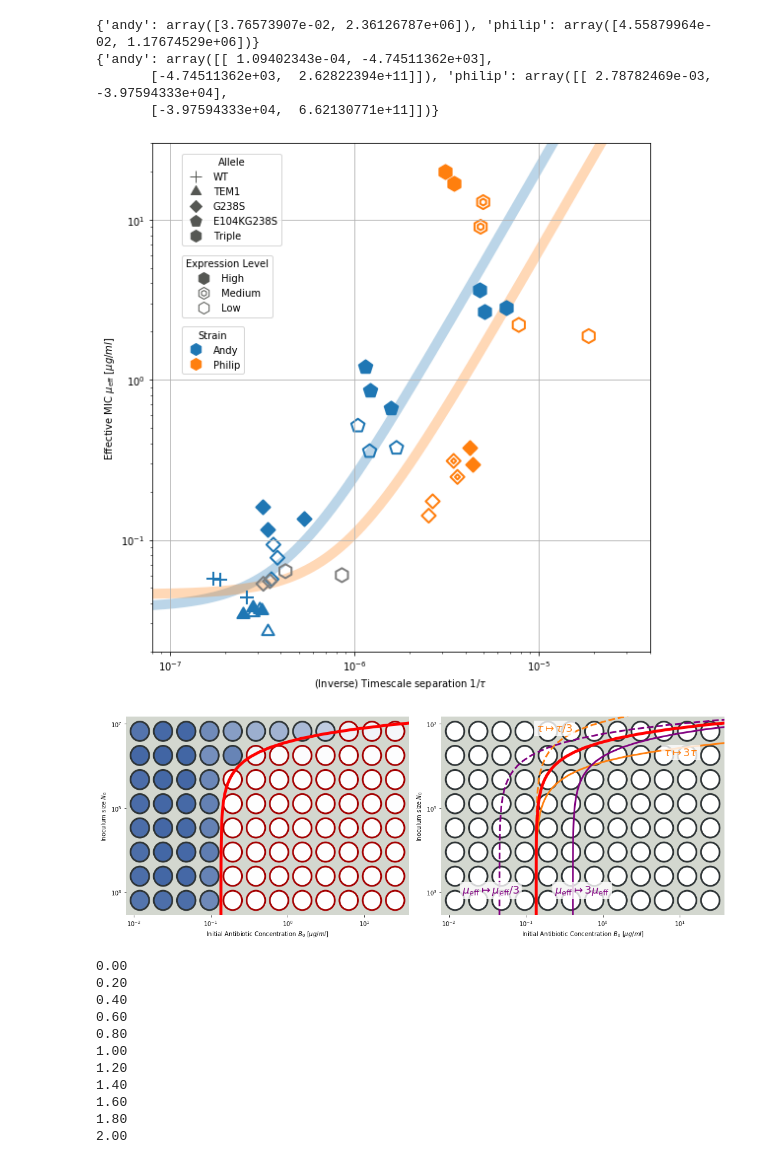
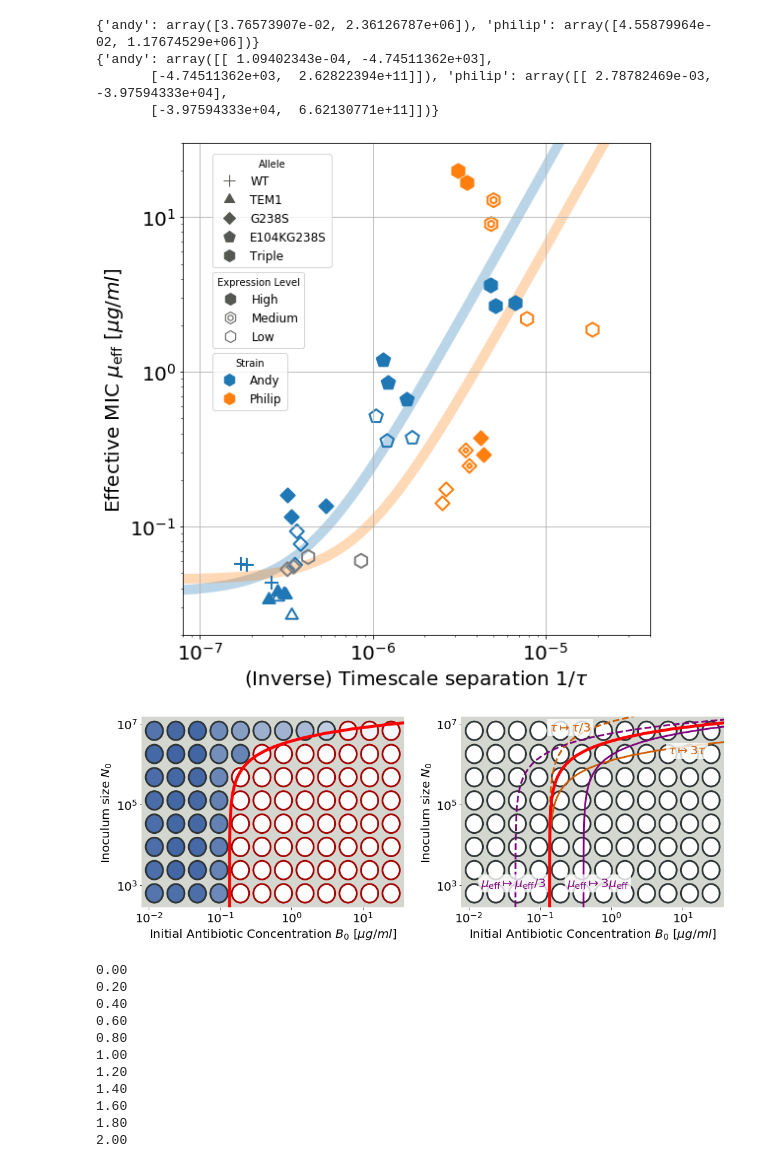
Before and after one commit to Michael000777/antibiotics, a Jupyter notebook: plots/plots for manuscript.ipynb, the cells around one changed output. Cells and saved outputs as stored; diff of their text form; code cells hidden in the pictures.

Commit message:
update font size for plots

```diff
--- a/plots/plots for manuscript.ipynb
+++ b/plots/plots for manuscript.ipynb
@@ -142,9 +142,9 @@ ax.set_yscale('log')
 ax.set_xscale('log')
 ax.set_xlim([8e-8,4e-5])
 ax.set_ylim([2e-2,3e1])
-ax.set_xlabel(r'(Inverse) Timescale separation $1/\tau$')
-ax.set_ylabel(r'Effective MIC $\mu_\mathrm{{eff}}$ $[\mu g/ml]$')
-
+ax.set_xlabel(r'(Inverse) Timescale separation $1/\tau$', fontsize = 20)
+ax.set_ylabel(r'Effective MIC $\mu_\mathrm{{eff}}$ $[\mu g/ml]$', fontsize = 20)
+ax.tick_params(labelsize=20)
 
 xx = np.exp(np.linspace(np.log(ax.get_xlim()[0]), np.log(ax.get_xlim()[1]), num = 200))
 ax.plot(xx,np.exp(logmueff(1/xx,fitvalues['andy'][0],   fitvalues['andy'][1])),   c = colors1['andy'],   lw = 10, alpha = .3, zorder = -2)
@@ -154,7 +154,7 @@ legendcolor = '#555753'
 
 allele_legend_markers = [matplotlib.lines.Line2D([0],[0], marker = polygon(corners = marker), color = legendcolor, markersize = 12, linestyle='None') for label,marker in alleles.items()]
 allele_legend_labels  = [label for label,marker in alleles.items()]
-allele_legend = plt.legend(allele_legend_markers, allele_legend_labels, title = 'Allele',bbox_to_anchor=(0.05,0.99), loc = 'upper left')
+allele_legend = plt.legend(allele_legend_markers, allele_legend_labels, title = 'Allele',bbox_to_anchor=(0.05,0.99), loc = 'upper left', fontsize = 12)
 ax.add_artist(allele_legend)
 
 exprlvl_legend_markers = [  matplotlib.lines.Line2D([0],[0], marker = polygon(6,False), markerfacecolor = legendcolor, markeredgecolor = legendcolor, linestyle = 'None', markersize = 12),
@@ -162,19 +162,19 @@ exprlvl_legend_markers = [  matplotlib.lines.Line2D([0],[0], marker = polygon(6,
                             matplotlib.lines.Line2D([0],[0], marker = polygon(6,False), markerfacecolor = 'None',      markeredgecolor = legendcolor, linestyle = 'None', markersize = 12)]
 exprlvl_legend_labels  = ['High', 'Medium', 'Low']
 
-exprlvl_legend = plt.legend(exprlvl_legend_markers, exprlvl_legend_labels, title = 'Expression Level', bbox_to_anchor = (.05,0.79), loc = 'upper left')
+exprlvl_legend = plt.legend(exprlvl_legend_markers, exprlvl_legend_labels, title = 'Expression Level', bbox_to_anchor = (.05,0.75), loc = 'upper left', fontsize = 12)
 ax.add_artist(exprlvl_legend)
 
 strain_legend_markers = [   matplotlib.lines.Line2D([0],[0], marker = polygon(6,False), markerfacecolor = colors1['andy'],   markeredgecolor = colors1['andy'],   linestyle = 'None', markersize = 12),
                             matplotlib.lines.Line2D([0],[0], marker = polygon(6,False), markerfacecolor = colors1['philip'], markeredgecolor = colors1['philip'], linestyle = 'None', markersize = 12)]
 strain_legend_labels  = ['Andy', 'Philip']
-ax.legend(strain_legend_markers, strain_legend_labels, title = 'Strain', bbox_to_anchor = (.05, 0.65), loc = 'upper left')
+ax.legend(strain_legend_markers, strain_legend_labels, title = 'Strain', bbox_to_anchor = (.05, 0.585), loc = 'upper left', fontsize = 12)
 
 ax.grid()
 fig.tight_layout()
 fig.savefig('tau_smic.pdf')
 # %% [output]
-[figure, old version]
+[figure, new version]
 # %%
 def grid2design(gridcoordinates, plate_size, griddesign = (12.,8.)):
     if isinstance(gridcoordinates[0],(list,tuple,np.ndarray)):
@@ -206,9 +206,9 @@ def adjust_ax(ax, plate_size, fc = '#d3d7cf'):
     ytickpos = design2grid(np.array([np.ones_like(yticks),yticks]).T, plate_size = plate_size)[:,1]
 
     ax.set_xticks(xtickpos)
-    ax.set_xticklabels([r'$10^{{{:d}}}$'.format(int(np.log10(x))) for x in xticks])
+    ax.set_xticklabels([r'$10^{{{:d}}}$'.format(int(np.log10(x))) for x in xticks], fontsize = 20)
     ax.set_yticks(ytickpos)
-    ax.set_yticklabels([r'$10^{{{:d}}}$'.format(int(np.log10(y))) for y in yticks])
+    ax.set_yticklabels([r'$10^{{{:d}}}$'.format(int(np.log10(y))) for y in yticks], fontsize = 20)
 
     ax.set_xlim([-.6,11.6])
     ax.set_ylim([7.6,-.6])
@@ -216,8 +216,8 @@ def adjust_ax(ax, plate_size, fc = '#d3d7cf'):
     background = matplotlib.patches.Rectangle([ax.get_xlim()[0],ax.get_ylim()[0]],np.diff(ax.get_xlim()),np.diff(ax.get_ylim()), fc = fc, zorder = -1)
     ax.add_patch(background)
 
-    ax.set_xlabel(r'Initial Antibiotic Concentration $B_0$ $[\mu g/ml]$')
-    ax.set_ylabel(r'Inoculum size $N_0$')
+    ax.set_xlabel(r'Initial Antibiotic Concentration $B_0$ $[\mu g/ml]$', fontsize = 20)
+    ax.set_ylabel(r'Inoculum size $N_0$', fontsize = 20)
 
 
 def patch_color(value, color1 = [ 65,101,164], color2 = [255,255,255], hexoutput = True):
@@ -251,42 +251,42 @@ plate_size           = {'Nmin':np.min(design[1]), 'Nmax':np.max(design[1]), 'Bmi
 estimates            = results[results['Filename'] == filename].iloc[experiment_index,:]
 fig, ax              = plt.subplots(1,2,figsize = (15,5.5))
 
-color_change_tau = 'tab:orange'
+color_change_tau = '#ce5c00'
 color_change_mu  = 'purple'
 
 for x in range(platedata.shape[0]):
     for y in range(platedata.shape[1]):
         plot_well(ax[0], [x,y], platedata[x,y], threshold, plate_size, platedata.shape)
         plot_well(ax[1], [x,y],              0,        -1, plate_size, platedata.shape)
 
 nlist             = np.exp(np.linspace(np.log(1e2),np.log(2e7),num=50))
 mspcurve          = design2grid(np.array([BfuncN(nlist,1/estimates['NB_tau'],estimates['NB_sMIC']),nlist]).T, plate_size)
 
 scalefactor       = 3.
 mspcurve_tau_inc  = design2grid(np.array([BfuncN(nlist,(1./scalefactor)/estimates['NB_tau'],estimates['NB_sMIC']),nlist]).T, plate_size)
 mspcurve_tau_dec  = design2grid(np.array([BfuncN(nlist,scalefactor/estimates['NB_tau'],estimates['NB_sMIC']),nlist]).T, plate_size)
 mspcurve_smic_inc = design2grid(np.array([BfuncN(nlist,1/estimates['NB_tau'],scalefactor*estimates['NB_sMIC']),nlist]).T, plate_size)
 mspcurve_smic_dec = design2grid(np.array([BfuncN(nlist,1/estimates['NB_tau'],(1./scalefactor)*estimates['NB_sMIC']),nlist]).T, plate_size)
 
 ax[0].plot(mspcurve[:,0],mspcurve[:,1], lw = 5, c = 'red', zorder = 100)
 ax[1].plot(mspcurve[:,0],mspcurve[:,1], lw = 5, c = 'red', zorder = 100)
 ax[1].plot(mspcurve_tau_inc[:,0],  mspcurve_tau_inc[:,1],  lw = 3, c = color_change_tau)
 ax[1].plot(mspcurve_tau_dec[:,0],  mspcurve_tau_dec[:,1],  lw = 3, c = color_change_tau, linestyle = '--')
 ax[1].plot(mspcurve_smic_inc[:,0], mspcurve_smic_inc[:,1], lw = 3, c = color_change_mu)
 ax[1].plot(mspcurve_smic_dec[:,0], mspcurve_smic_dec[:,1], lw = 3, c = color_change_mu, linestyle = '--')
 
-ax[1].annotate(r'$\tau\mapsto{}\tau$'.format(int(scalefactor)),                              [9.0,1.0], c = color_change_tau, fontsize = 18, weight = 'bold').set_bbox({'facecolor': 'white', 'alpha': .8,'edgecolor': None, 'linewidth': 0})
-ax[1].annotate(r'$\tau\mapsto\tau/{}$'.format(int(scalefactor)),                             [3.5,0.0], c = color_change_tau, fontsize = 18, weight = 'bold').set_bbox({'facecolor': 'white', 'alpha': .8,'edgecolor': None, 'linewidth': 0})
-ax[1].annotate(r'$\mu_\mathrm{{eff}}\mapsto{}\mu_\mathrm{{eff}}$'.format(int(scalefactor)),  [4.3,6.7], c = color_change_mu,  fontsize = 18, weight = 'bold').set_bbox({'facecolor': 'white', 'alpha': .8,'edgecolor': None, 'linewidth': 0})
-ax[1].annotate(r'$\mu_\mathrm{{eff}}\mapsto\mu_\mathrm{{eff}}/{}$'.format(int(scalefactor)), [0.3,6.7], c = color_change_mu,  fontsize = 18, weight = 'bold').set_bbox({'facecolor': 'white', 'alpha': .8,'edgecolor': None, 'linewidth': 0})
+ax[1].annotate(r'$\tau\mapsto{}\tau$'.format(int(scalefactor)),                              [9.0,1.0], c = color_change_tau, fontsize = 20, weight = 'bold').set_bbox({'facecolor': 'white', 'alpha': .8,'edgecolor': None, 'linewidth': 0})
+ax[1].annotate(r'$\tau\mapsto\tau/{}$'.format(int(scalefactor)),                             [3.5,0.0], c = color_change_tau, fontsize = 20, weight = 'bold').set_bbox({'facecolor': 'white', 'alpha': .8,'edgecolor': None, 'linewidth': 0})
+ax[1].annotate(r'$\mu_\mathrm{{eff}}\mapsto{}\mu_\mathrm{{eff}}$'.format(int(scalefactor)),  [4.3,6.7], c = color_change_mu,  fontsize = 20, weight = 'bold').set_bbox({'facecolor': 'white', 'alpha': .8,'edgecolor': None, 'linewidth': 0})
+ax[1].annotate(r'$\mu_\mathrm{{eff}}\mapsto\mu_\mathrm{{eff}}/{}$'.format(int(scalefactor)), [0.3,6.7], c = color_change_mu,  fontsize = 20, weight = 'bold').set_bbox({'facecolor': 'white', 'alpha': .8,'edgecolor': None, 'linewidth': 0})
 
 adjust_ax(ax[0], plate_size)
 adjust_ax(ax[1], plate_size)
 fig.tight_layout()
 
 fig.savefig('platedata.pdf')
 # %% [output]
-[figure, old version]
+[figure, new version]
 # %%
 def adjust_ax_fig2_N(ax):
     ax.set_yscale('log')
```
Also changed, not shown: parts of 2 cells of this notebook.
